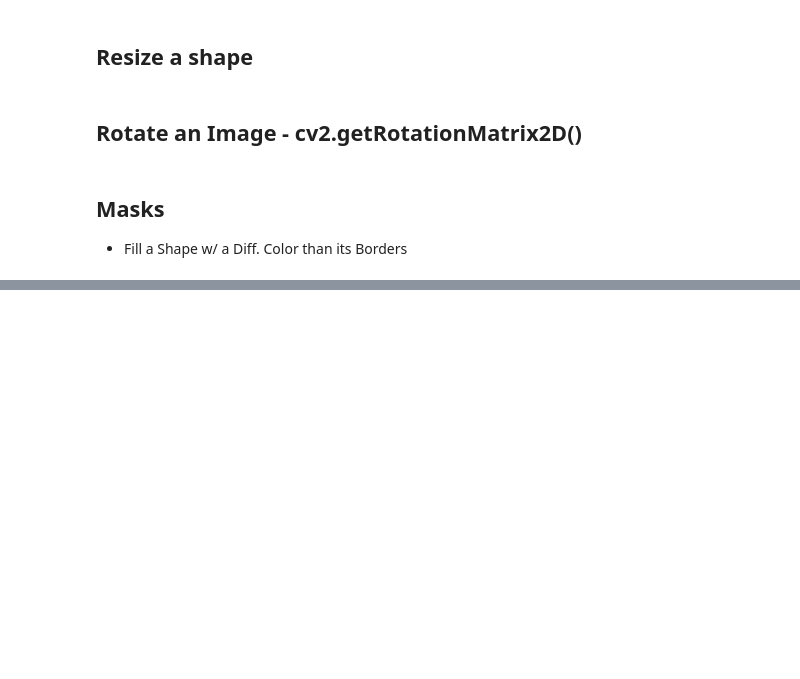
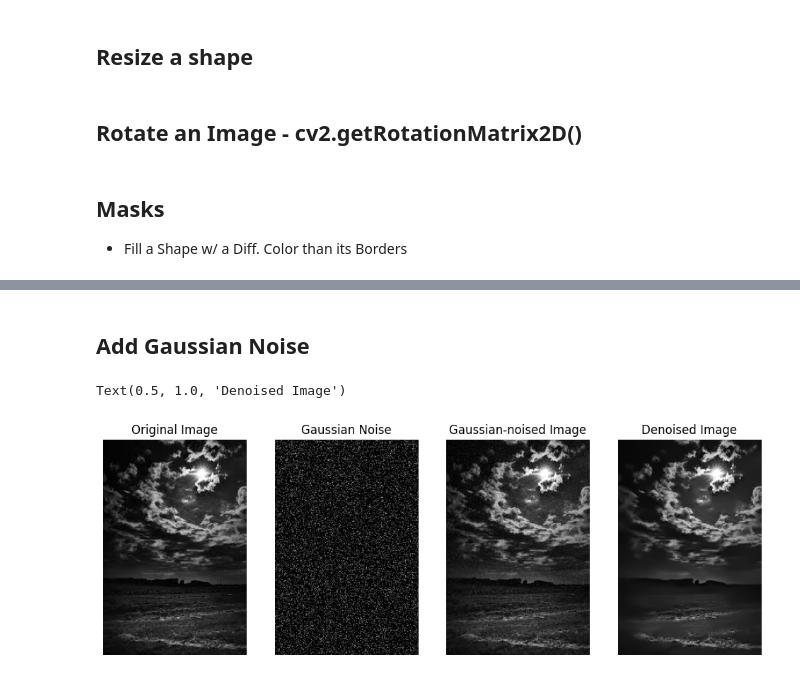
Before and after one commit to Mvryvm-Hvmvky/python-env, a Jupyter notebook: source.ipynb, the cells around one changed output, grey strips where cells are left out. Drawn from its saved outputs; the diff is of its cells as text; code cells hidden in the pictures; blank space fills up the shorter version.

Commit message:
Noising and Denoising (Gaussian and Uniform Noises)

```diff
--- a/source.ipynb
+++ b/source.ipynb
@@ -242,0 +267,42 @@ cv2.destroyAllWindows()
+# %% [markdown]
+## Add Gaussian Noise
+# %%
+import matplotlib.pyplot as plt
+
+# Generate gaussian noise with the same size as the grayscale image
+gaussian_noise = np.zeros_like(grayscale_image, dtype=np.uint8)
+cv2.randn(gaussian_noise, 0, 10)
+
+# Add the noise to the grayscale image
+gaussian_noised_img = cv2.add(grayscale_image, gaussian_noise)
+
+figure = plt.figure(figsize=(12, 12))
+
+# OG Image
+figure.add_subplot(1, 4, 1)
+plt.imshow(grayscale_image, cmap="grey")
+plt.axis('off')
+plt.title('Original Image')
+
+# Gaussian Noise Image
+figure.add_subplot(1, 4, 2)
+plt.imshow(gaussian_noise, cmap="grey")
+plt.axis('off')
+plt.title('Gaussian Noise')
+
+# Gaussian-noised Image
+figure.add_subplot(1, 4, 3)
+plt.imshow(gaussian_noised_img, cmap="grey")
+plt.axis('off')
+plt.title('Gaussian-noised Image')
+
+# Denoised Image
+denoised_img = cv2.fastNlMeansDenoising(gaussian_noised_img, None, 10, 9)
+
+figure.add_subplot(1, 4, 4)
+plt.imshow(denoised_img, cmap="grey")
+plt.axis('off')
+plt.title('Denoised Image')
+# %% [output]
+Text(0.5, 1.0, 'Denoised Image')
+[figure, added]
```
Also changed, not shown: parts of 7 cells of this notebook.
